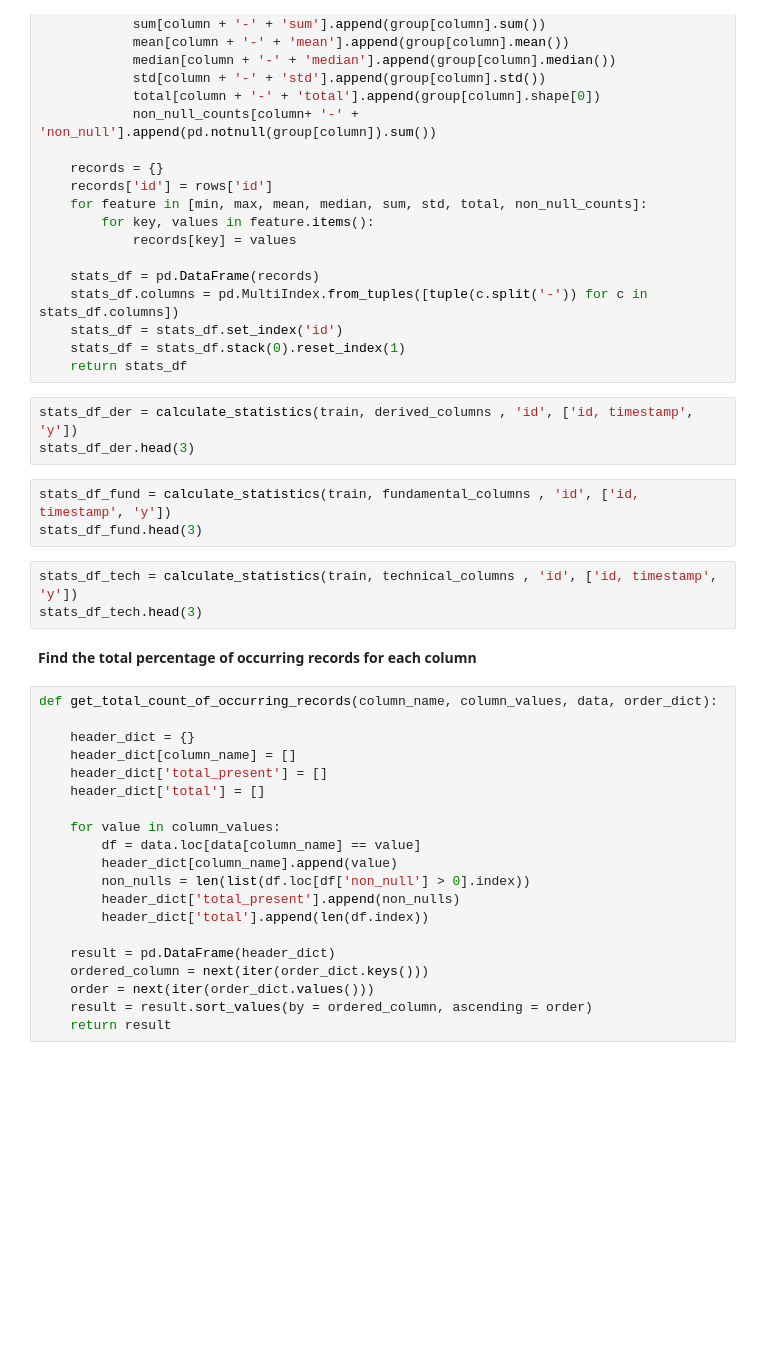
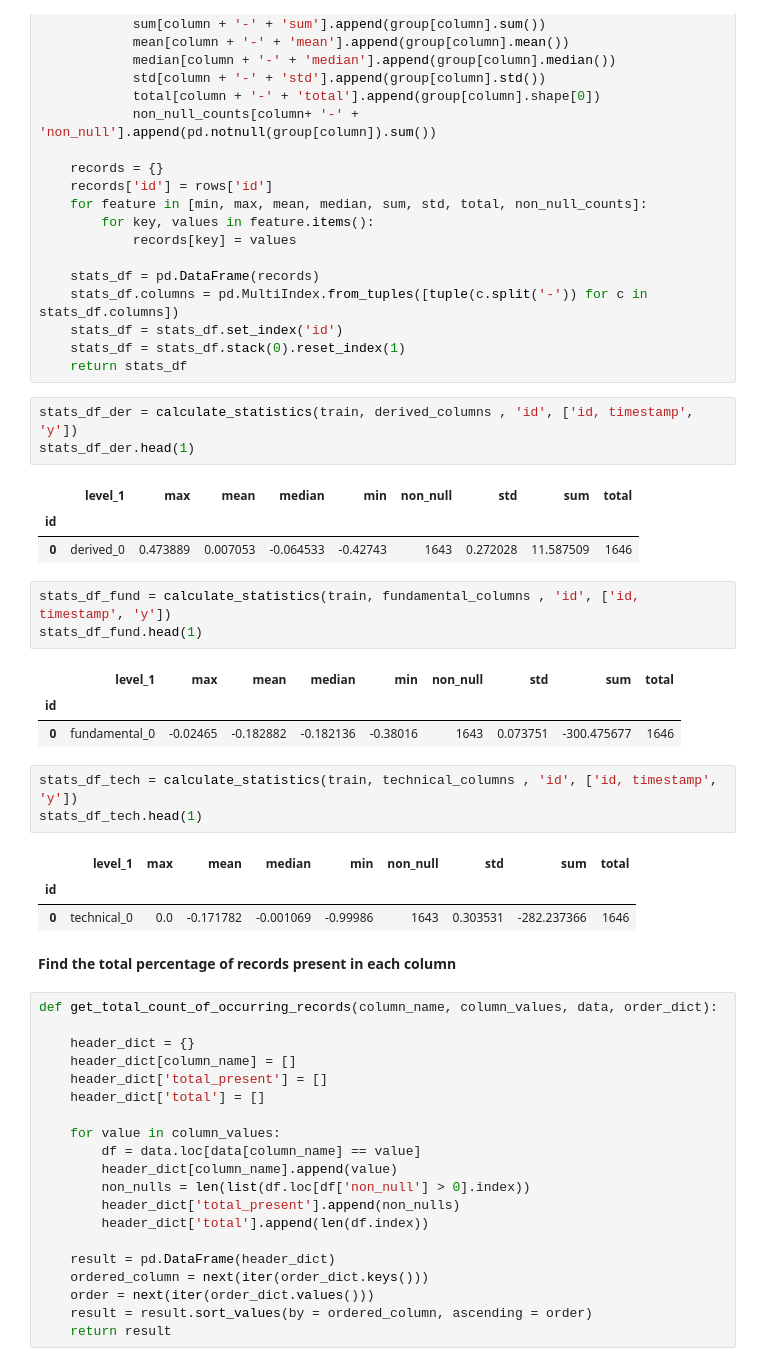
Before and after one commit to isayantani/Kaggle, a Jupyter notebook: Tw0-sigma-modeling-financial/notebook.ipynb, the cells around one changed output. Drawn from its saved outputs; the diff is of its cells as text; blank space fills up the shorter version.

```diff
--- a/Tw0-sigma-modeling-financial/notebook.ipynb
+++ b/Tw0-sigma-modeling-financial/notebook.ipynb
@@ -314,15 +393,27 @@ def calculate_statistics(data, columns, identifier, excludes):
     return stats_df
 # %%
 stats_df_der = calculate_statistics(train, derived_columns , 'id', ['id, timestamp', 'y'])
-stats_df_der.head(3)
+stats_df_der.head(1)
+# %% [output]
+|  | level_1 | max | mean | median | min | non_null | std | sum | total |
+| id |  |  |  |  |  |  |  |  |  |
+| 0 | derived_0 | 0.473889 | 0.007053 | -0.064533 | -0.42743 | 1643 | 0.272028 | 11.587509 | 1646 |
 # %%
 stats_df_fund = calculate_statistics(train, fundamental_columns , 'id', ['id, timestamp', 'y'])
-stats_df_fund.head(3)
+stats_df_fund.head(1)
+# %% [output]
+|  | level_1 | max | mean | median | min | non_null | std | sum | total |
+| id |  |  |  |  |  |  |  |  |  |
+| 0 | fundamental_0 | -0.02465 | -0.182882 | -0.182136 | -0.38016 | 1643 | 0.073751 | -300.475677 | 1646 |
 # %%
 stats_df_tech = calculate_statistics(train, technical_columns , 'id', ['id, timestamp', 'y'])
-stats_df_tech.head(3)
+stats_df_tech.head(1)
+# %% [output]
+|  | level_1 | max | mean | median | min | non_null | std | sum | total |
+| id |  |  |  |  |  |  |  |  |  |
+| 0 | technical_0 | 0.0 | -0.171782 | -0.001069 | -0.99986 | 1643 | 0.303531 | -282.237366 | 1646 |
 # %% [markdown]
-**Find the total percentage of occurring records for each column**
+**Find the total percentage of records present in each column**
 # %%
 def get_total_count_of_occurring_records(column_name, column_values, data, order_dict):
 
```
Also changed, not shown: parts of 29 cells of this notebook.
